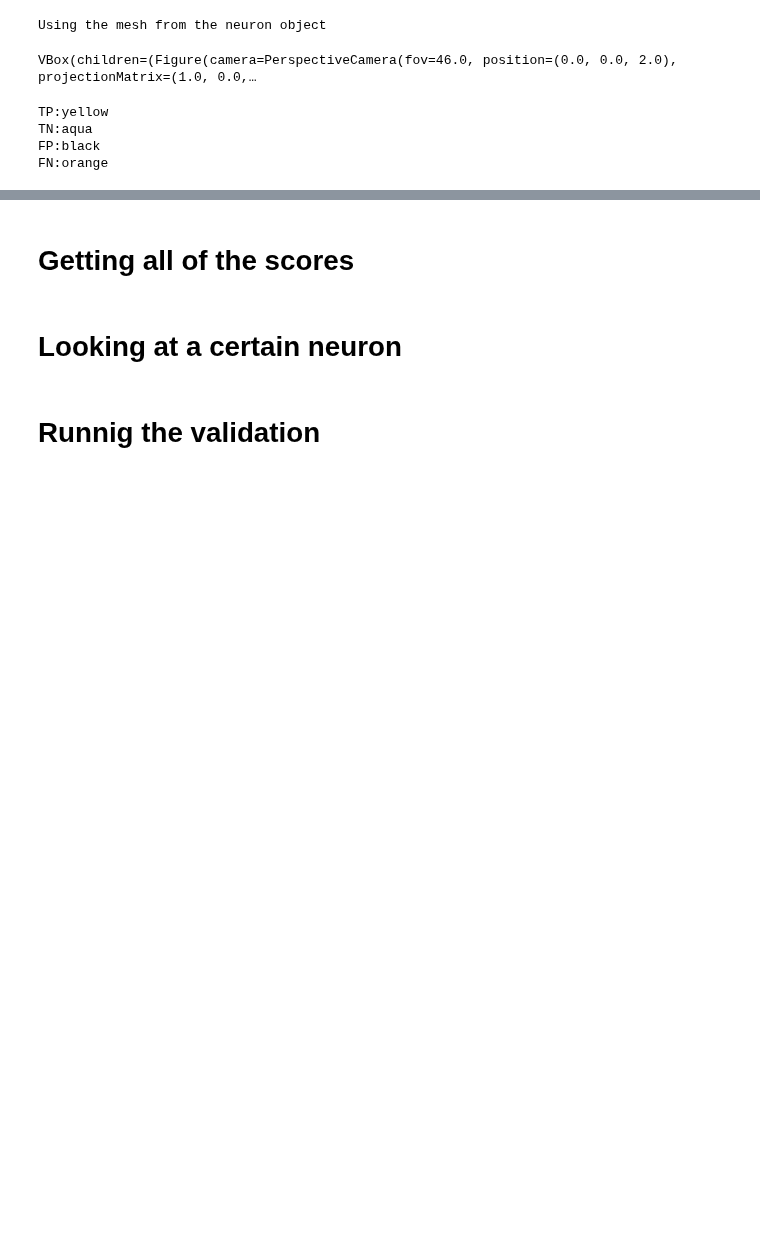
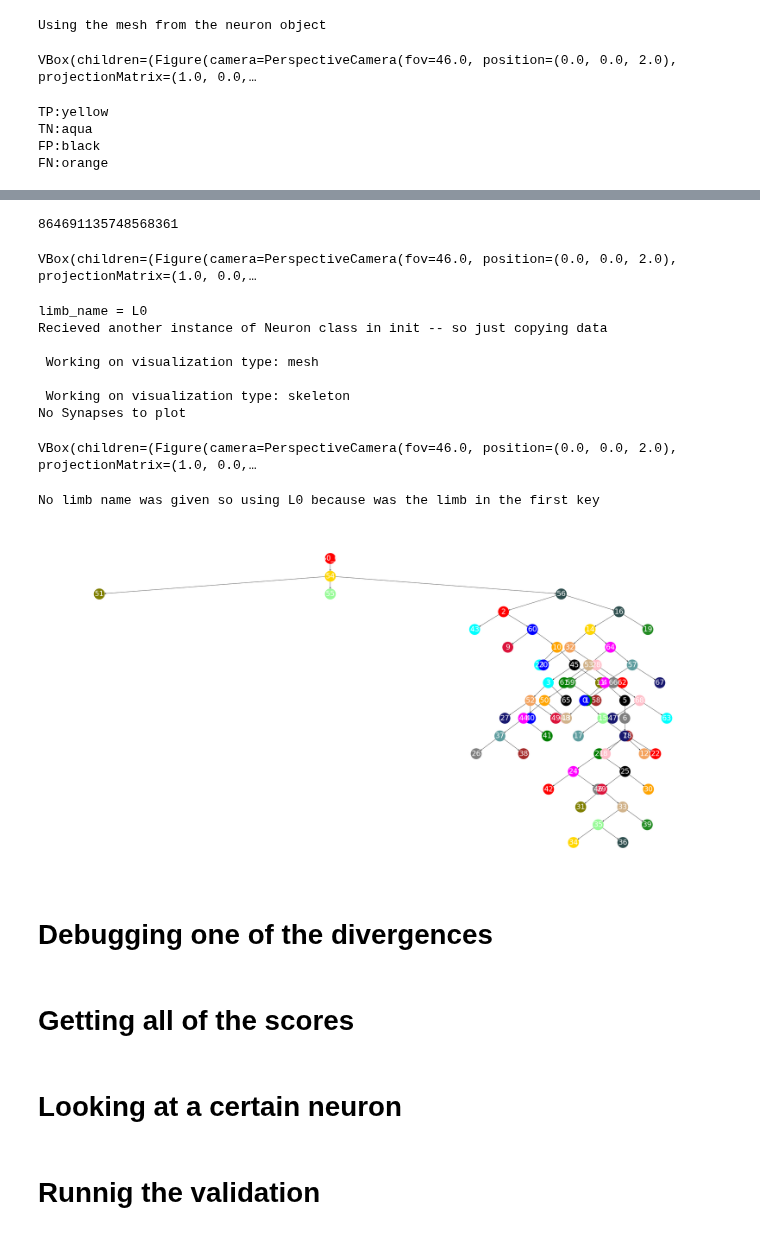
Before and after one commit to celiibrendan/neuron_mesh_tools, a Jupyter notebook: Auto_Proofreading/Validation_Testing/v4_unseen/Validation_v6_Rules_Bad_Debug.ipynb, the cells around one changed output, grey strips where cells are left out. Drawn from its saved outputs; the diff is of its cells as text; code cells hidden in the pictures; blank space fills up the shorter version.

```diff
--- a/Auto_Proofreading/Validation_Testing/v4_unseen/Validation_v6_Rules_Bad_Debug.ipynb
+++ b/Auto_Proofreading/Validation_Testing/v4_unseen/Validation_v6_Rules_Bad_Debug.ipynb
@@ -75,7 +85,13 @@ Total: 1
 # %% [markdown]
 # Look at certain neuron after processing
 # %%
-segment_id = 864691135593719339
+segment_id = 864691135117980637
+segment_id = 864691135415666362
+segment_id = 864691136227020113
+segment_id = 864691135571017453
+segment_id = 864691135609687047
+segment_id = 864691136227020113
+segment_id = 864691135415666362
 curr_table = (minnie.AutoProofreadValidationScore6() & dict(segment_id=segment_id))
 decomp_path,validation_df = curr_table.fetch1("decomposition","validation_df")
 neuron_obj = du.filepath_to_neuron_obj(decomp_path)
@@ -270,0 +211,25 @@ VBox(children=(Figure(camera=PerspectiveCamera(fov=46.0, position=(0.0, 0.0, 2.0
+# %%
+neuron_obj.segment_id
+# %% [output]
+864691135748568361
+# %%
+nviz.plot_limb_path(neuron_obj[0],[28]
+                   )
+# %% [output]
+VBox(children=(Figure(camera=PerspectiveCamera(fov=46.0, position=(0.0, 0.0, 2.0), projectionMatrix=(1.0, 0.0,…
+# %%
+nviz.visualize_neuron_specific_limb(neuron_obj,
+                                   "axon")
+# %% [output]
+limb_name = L0
+Recieved another instance of Neuron class in init -- so just copying data
+
+ Working on visualization type: mesh
+
+ Working on visualization type: skeleton
+No Synapses to plot
+VBox(children=(Figure(camera=PerspectiveCamera(fov=46.0, position=(0.0, 0.0, 2.0), projectionMatrix=(1.0, 0.0,…
+No limb name was given so using L0 because was the limb in the first key
+[figure, added]
+# %% [markdown]
+# Debugging one of the divergences
```
Also changed, not shown: parts of 16 cells of this notebook, 6 other files.
